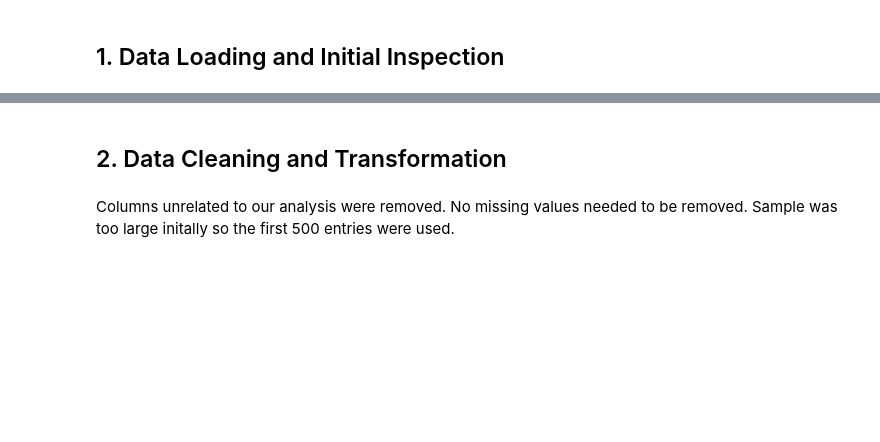
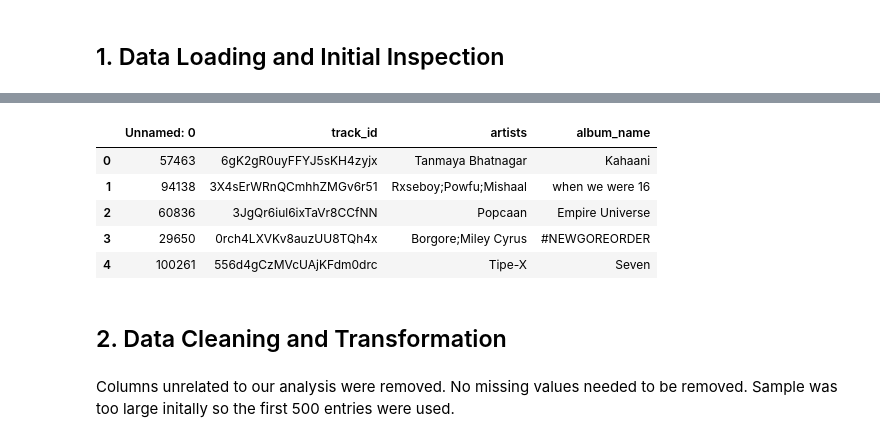
Before and after one commit to rmedrano21955/cis4930-sp26-project-group-08, a Jupyter notebook: notebooks/analysis.ipynb, the cells around one changed output, grey strips where cells are left out. Drawn from its saved outputs; the diff is of its cells as text; code cells hidden in the pictures; blank space fills up the shorter version.

```diff
--- a/notebooks/analysis.ipynb
+++ b/notebooks/analysis.ipynb
@@ -8,0 +77,9 @@ df = pd.read_csv("sample.csv")
+# %%
+df.iloc[0:5, 0:4]
+# %% [output]
+|  | Unnamed: 0 | track_id | artists | album_name |
+| 0 | 57463 | 6gK2gR0uyFFYJ5sKH4zyjx | Tanmaya Bhatnagar | Kahaani |
+| 1 | 94138 | 3X4sErWRnQCmhhZMGv6r51 | Rxseboy;Powfu;Mishaal | when we were 16 |
+| 2 | 60836 | 3JgQr6iul6ixTaVr8CCfNN | Popcaan | Empire Universe |
+| 3 | 29650 | 0rch4LXVKv8auzUU8TQh4x | Borgore;Miley Cyrus | #NEWGOREORDER |
+| 4 | 100261 | 556d4gCzMVcUAjKFdm0drc | Tipe-X | Seven |
```
Also changed, not shown: parts of 6 cells of this notebook.
